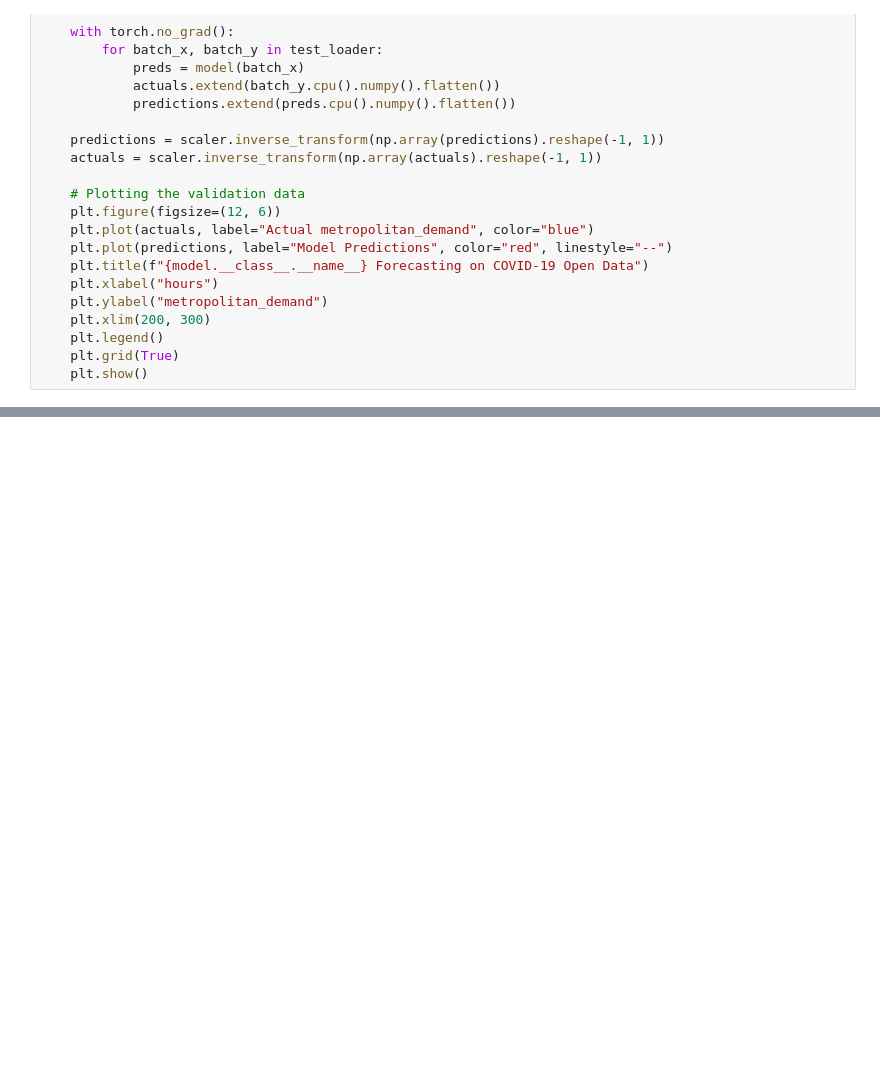
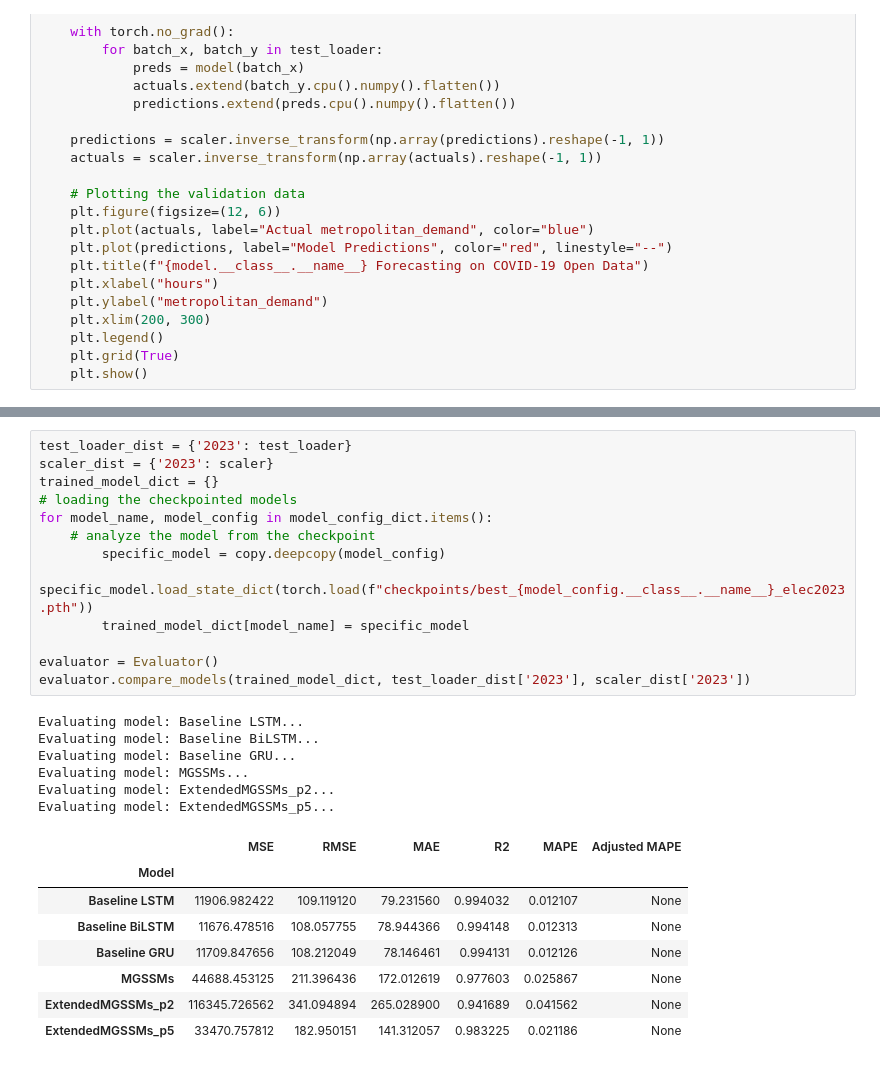
Before and after one commit to rukpakawong/Extended-MG-SSM-s, a Jupyter notebook: notebooks/electricity_analaysis.ipynb, the cells around one changed output, grey strips where cells are left out. Cells and saved outputs as stored; diff of their text form; blank space fills up the shorter version.

```diff
--- a/notebooks/electricity_analaysis.ipynb
+++ b/notebooks/electricity_analaysis.ipynb
@@ -111,0 +97,28 @@ for model_config in model_config_dict.values():
+# %%
+test_loader_dist = {'2023': test_loader}
+scaler_dist = {'2023': scaler}
+trained_model_dict = {}
+# loading the checkpointed models
+for model_name, model_config in model_config_dict.items():
+    # analyze the model from the checkpoint
+        specific_model = copy.deepcopy(model_config)
+        specific_model.load_state_dict(torch.load(f"checkpoints/best_{model_config.__class__.__name__}_elec2023.pth"))
+        trained_model_dict[model_name] = specific_model
+
+evaluator = Evaluator()
+evaluator.compare_models(trained_model_dict, test_loader_dist['2023'], scaler_dist['2023'])
+# %% [output]
+Evaluating model: Baseline LSTM...
+Evaluating model: Baseline BiLSTM...
+Evaluating model: Baseline GRU...
+Evaluating model: MGSSMs...
+Evaluating model: ExtendedMGSSMs_p2...
+Evaluating model: ExtendedMGSSMs_p5...
+|  | MSE | RMSE | MAE | R2 | MAPE | Adjusted MAPE |
+| Model |  |  |  |  |  |  |
+| Baseline LSTM | 11906.982422 | 109.119120 | 79.231560 | 0.994032 | 0.012107 | None |
+| Baseline BiLSTM | 11676.478516 | 108.057755 | 78.944366 | 0.994148 | 0.012313 | None |
+| Baseline GRU | 11709.847656 | 108.212049 | 78.146461 | 0.994131 | 0.012126 | None |
+| MGSSMs | 44688.453125 | 211.396436 | 172.012619 | 0.977603 | 0.025867 | None |
+| ExtendedMGSSMs_p2 | 116345.726562 | 341.094894 | 265.028900 | 0.941689 | 0.041562 | None |
+| ExtendedMGSSMs_p5 | 33470.757812 | 182.950151 | 141.312057 | 0.983225 | 0.021186 | None |
```
Also changed, not shown: parts of 5 cells of this notebook, 41 other files.
